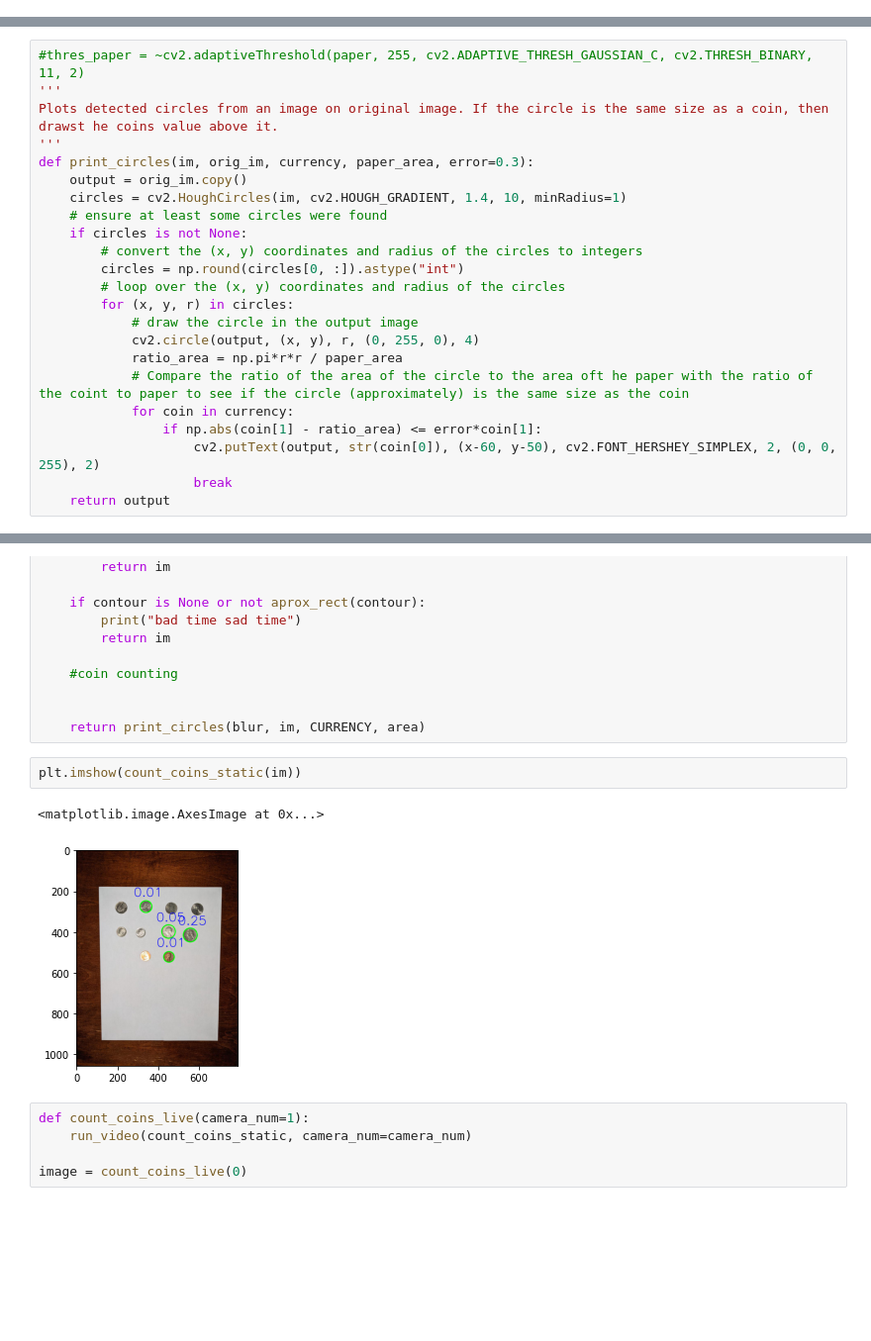
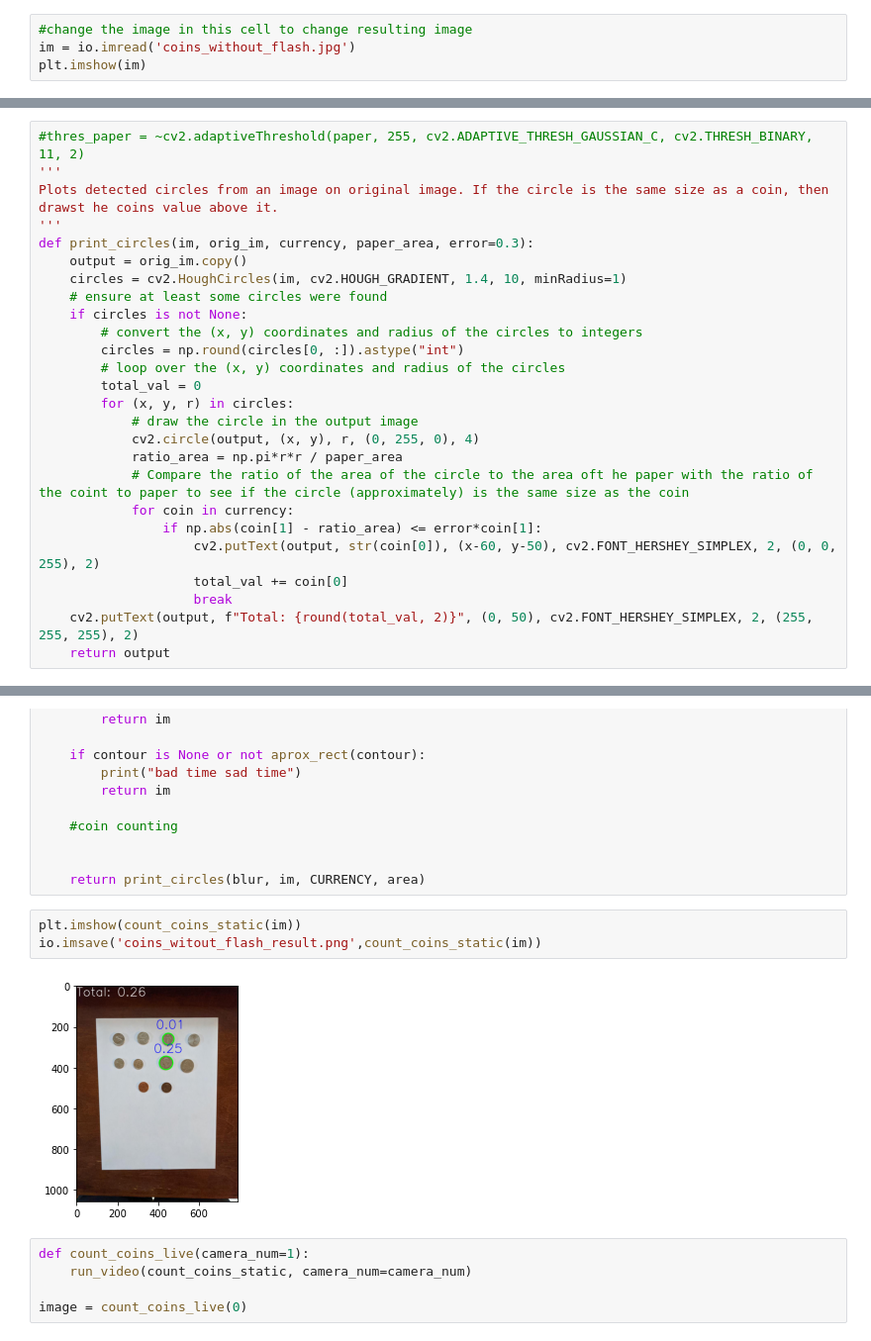
Before and after one commit to MrTsfree/Coin-Counter, a Jupyter notebook: counter.ipynb, the cells around one changed output, grey strips where cells are left out. Shown at 99% size. Cells and saved outputs as stored; diff of their text form; blank space fills up the shorter version.

Commit message:
added resulting images

```diff
--- a/counter.ipynb
+++ b/counter.ipynb
@@ -22,0 +17,4 @@ plt.imshow(im)
+# %%
+#change the image in this cell to change resulting image
+im = io.imread('coins_without_flash.jpg')
+plt.imshow(im)
@@ -184,6 +185,7 @@ def print_circles(im, orig_im, currency, paper_area, error=0.3):
 		# convert the (x, y) coordinates and radius of the circles to integers
 		circles = np.round(circles[0, :]).astype("int")
 		# loop over the (x, y) coordinates and radius of the circles
+		total_val = 0
 		for (x, y, r) in circles:
 			# draw the circle in the output image
 			cv2.circle(output, (x, y), r, (0, 255, 0), 4)
@@ -192,7 +194,9 @@ def print_circles(im, orig_im, currency, paper_area, error=0.3):
 			for coin in currency:
 				if np.abs(coin[1] - ratio_area) <= error*coin[1]:
 					cv2.putText(output, str(coin[0]), (x-60, y-50), cv2.FONT_HERSHEY_SIMPLEX, 2, (0, 0, 255), 2)
+					total_val += coin[0]
 					break
+	cv2.putText(output, f"Total: {round(total_val, 2)}", (0, 50), cv2.FONT_HERSHEY_SIMPLEX, 2, (255, 255, 255), 2)
 	return output
 # %%
 currency = [(0.01, 19.05), (0.05, 21.21), (0.1, 17.91), (0.25, 24.26)]
@@ -219,9 +223,9 @@ def count_coins_static(im):
     return print_circles(blur, im, CURRENCY, area)
 # %%
 plt.imshow(count_coins_static(im))
+io.imsave('coins_witout_flash_result.png',count_coins_static(im))
 # %% [output]
-<matplotlib.image.AxesImage at 0x...>
-[figure, old version]
+[figure, new version]
 # %%
 def count_coins_live(camera_num=1):
     run_video(count_coins_static, camera_num=camera_num)
```
Also changed, not shown: parts of 4 cells of this notebook, 3 other files.
